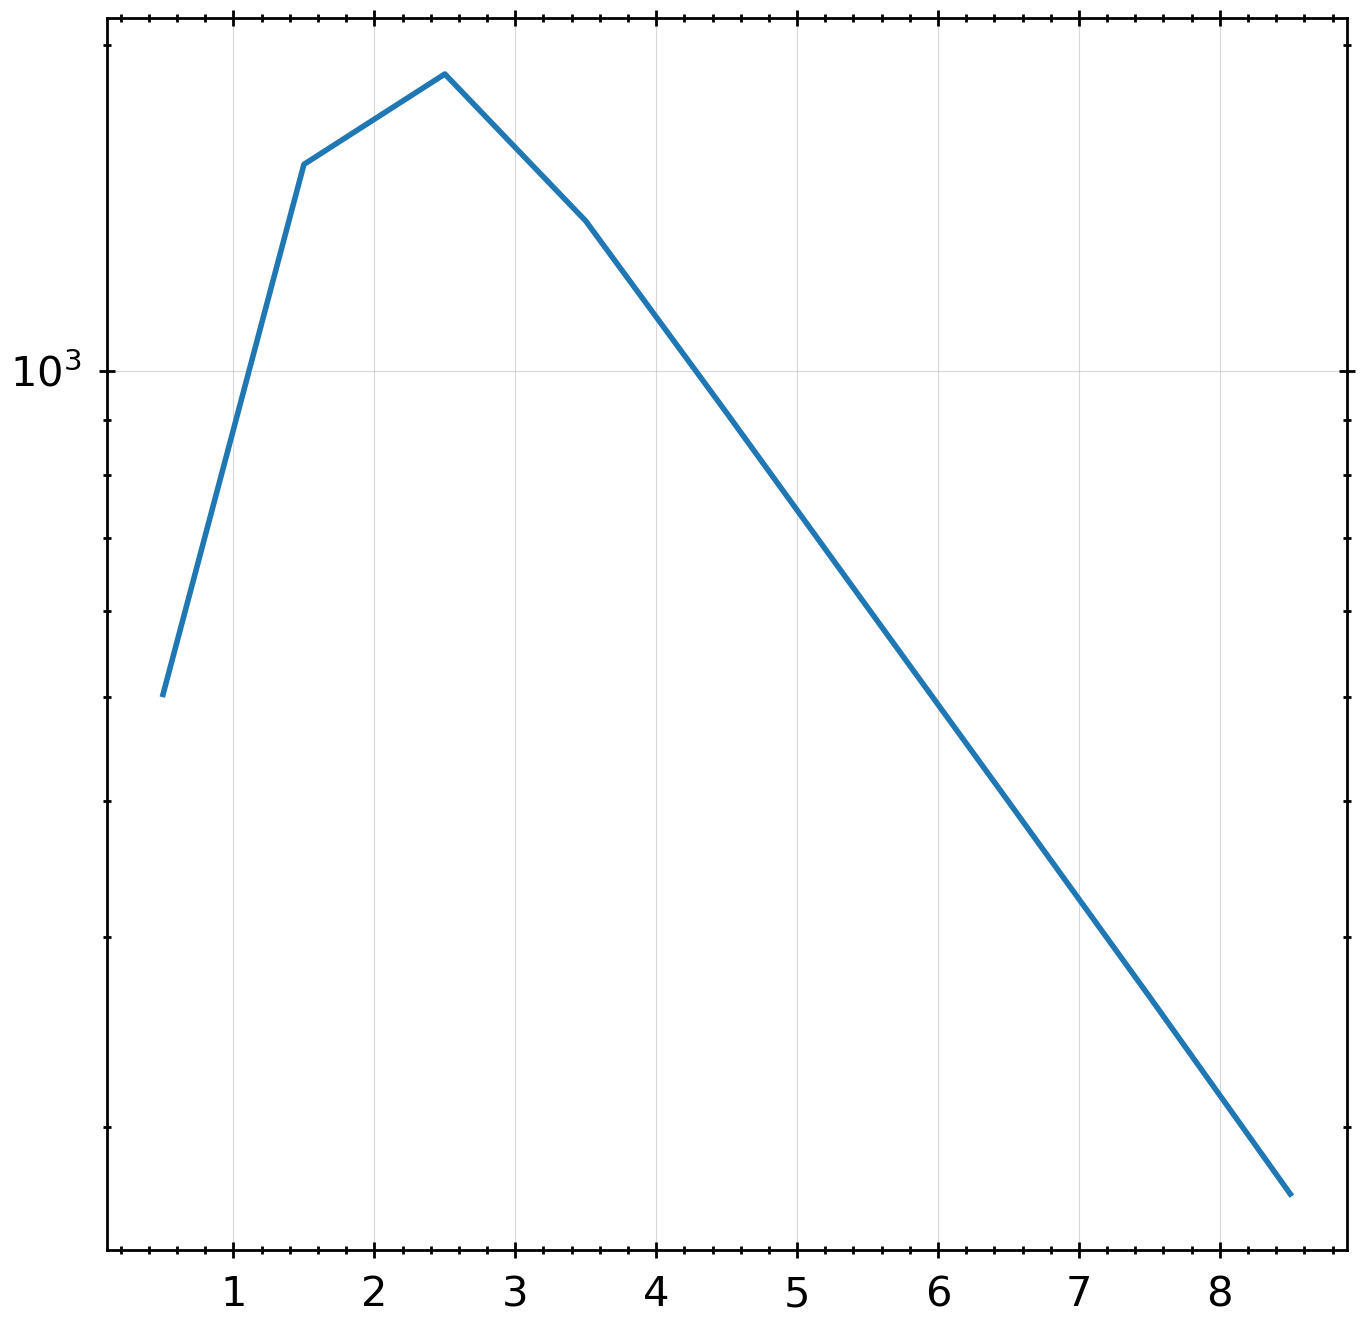
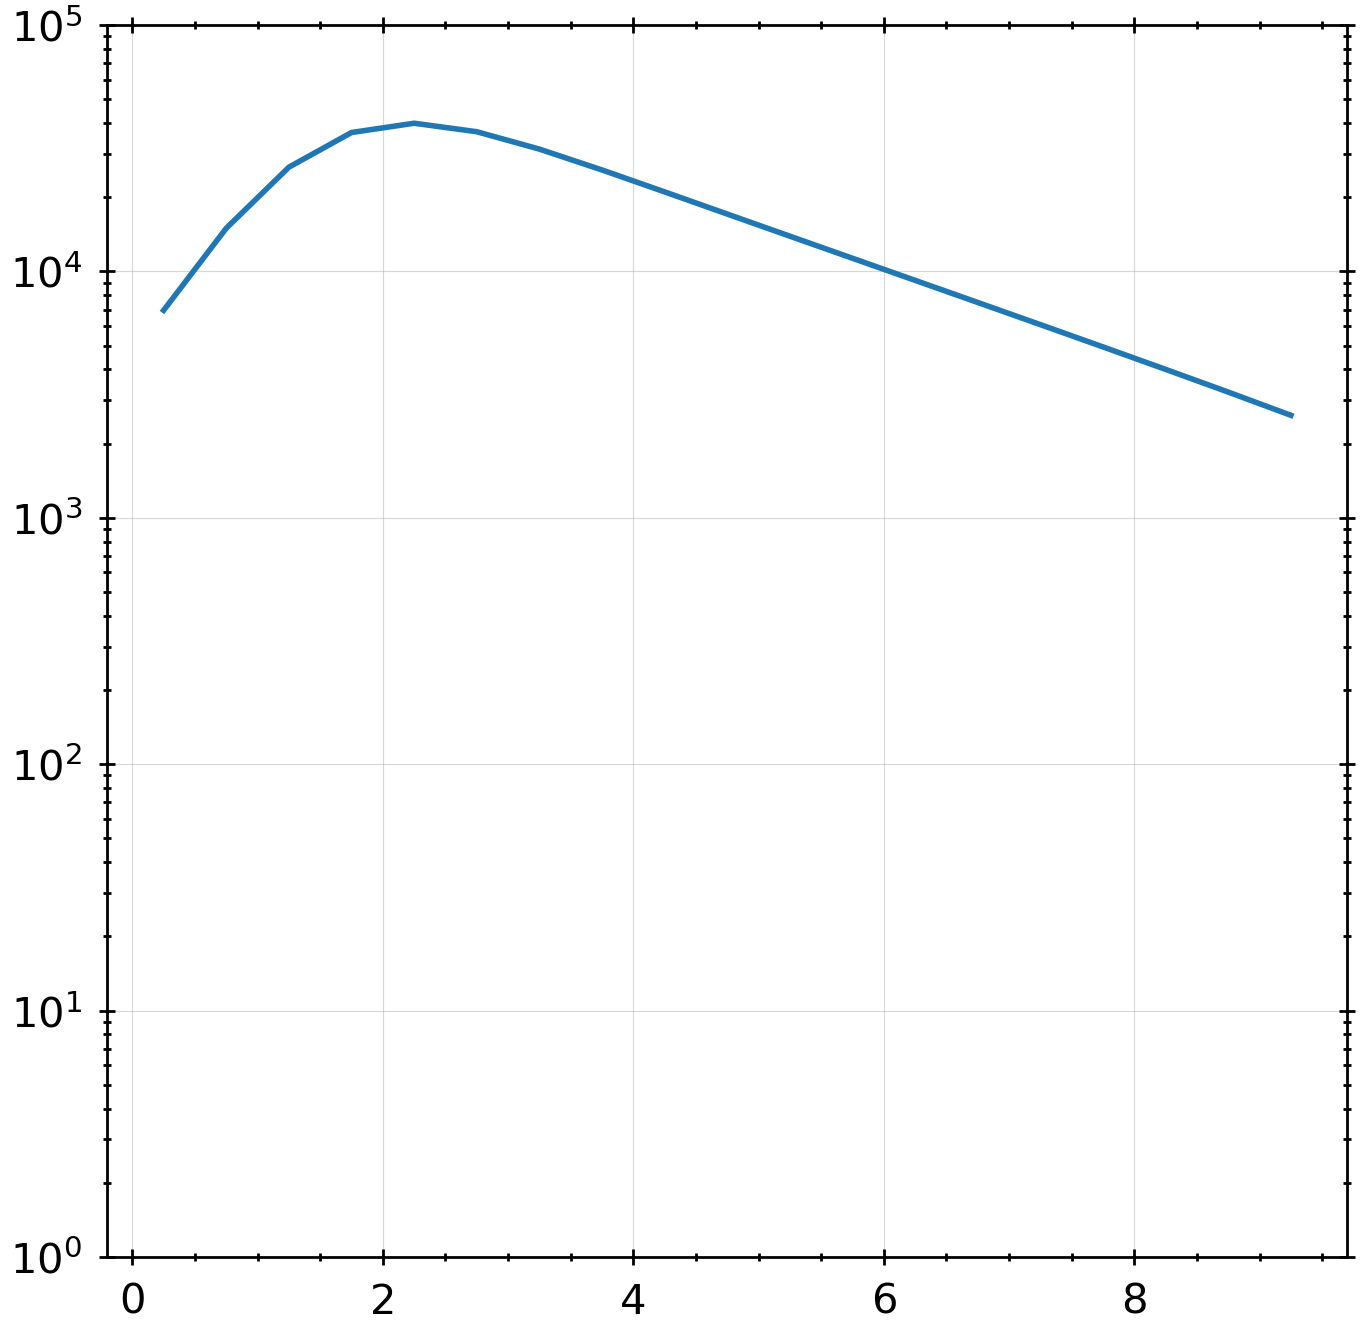
Code edit (unified diff) that turned the first committed figure into the second:
--- before
+++ after
@@ -48,3 +48,4 @@
 plt.figure()
 plt.plot(fiducial_plotting_data['redshifts'], np.sum(fiducial_plotting_data['all_weights'],axis=0))
+plt.ylim(1,10e4)
 plt.yscale('log')

Commit: Merger rate still not working